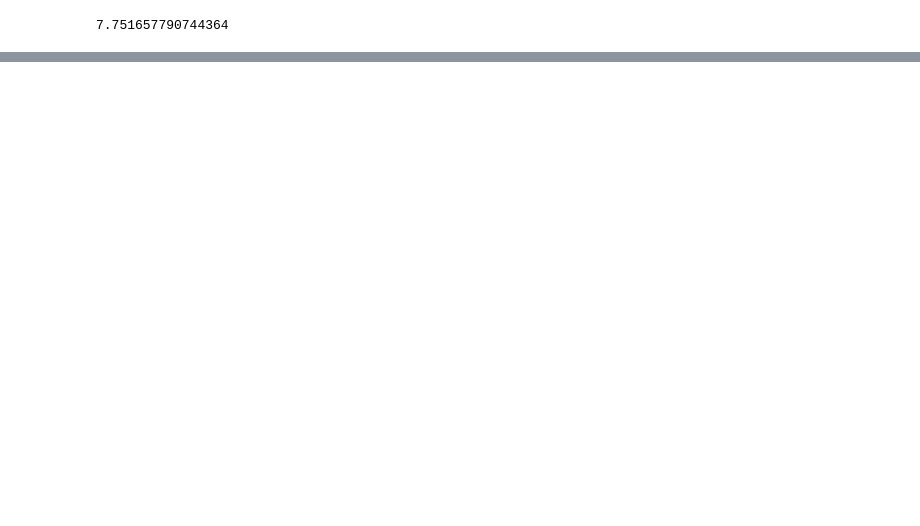
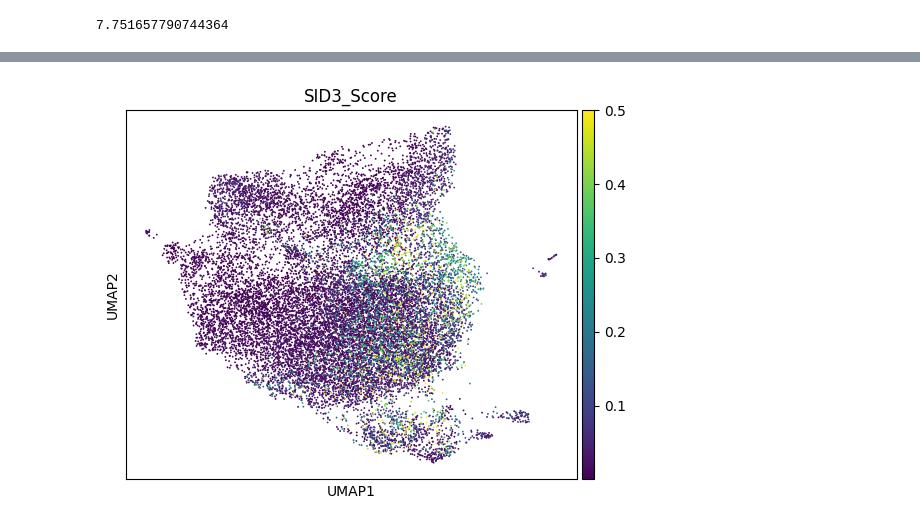
Before and after one commit to akanksha-sachan/senescence_chromatin, a Jupyter notebook: py_scripts/gene_set_scoring.ipynb, the cells around one changed output, grey strips where cells are left out. Saved outputs shown, nothing was run; the diff lists cells and outputs as text; code cells hidden in the pictures; blank space fills up the shorter version.

```diff
--- a/py_scripts/gene_set_scoring.ipynb
+++ b/py_scripts/gene_set_scoring.ipynb
@@ -37,0 +236,5 @@ sc.pl.embedding(adata, basis="umap", color="integrated_snn_res.0.45", show=False
+# %%
+# save pred_dict dictionary
+import pickle
+with open('/ix/djishnu/Akanksha/datasets/senescence_fibroblasts/tam_SenCID_pred_dict.pkl', 'wb') as f:
+    pickle.dump(pred_dict, f)
@@ -37,0 +265,6 @@ sc.pl.embedding(adata, basis="umap", color="integrated_snn_res.0.45", show=False
+# %%
+# load pred_dict from pickle file
+import pickle
+with open('/ix/djishnu/Akanksha/datasets/senescence_fibroblasts/tam_SenCID_pred_dict.pkl', 'rb') as f:
+    pred_dict = pickle.load(f)
+pred_dict
@@ -37,0 +289,6 @@ sc.pl.embedding(adata, basis="umap", color="integrated_snn_res.0.45", show=False
+# %%
+adata.obs['SID3_Score'] = pred_dict['SID3'].loc[adata.obs_names, 'SID_Score']
+# color bar should have min and max of the score values
+sc.pl.umap(adata, color = ['SID3_Score'], color_map = 'viridis', vmax = 0.5)
+# %% [output]
+[figure, added]
```
Also changed, not shown: parts of 34 cells of this notebook, 1 other file.
